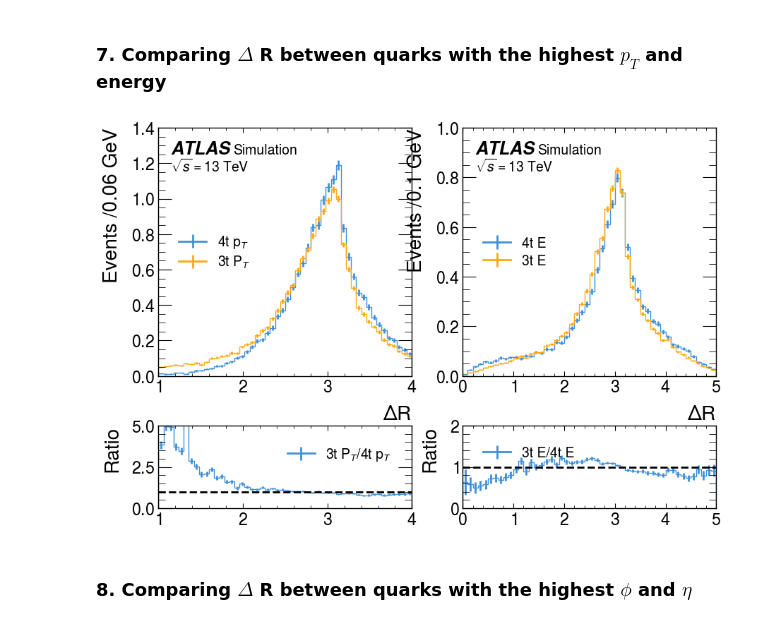
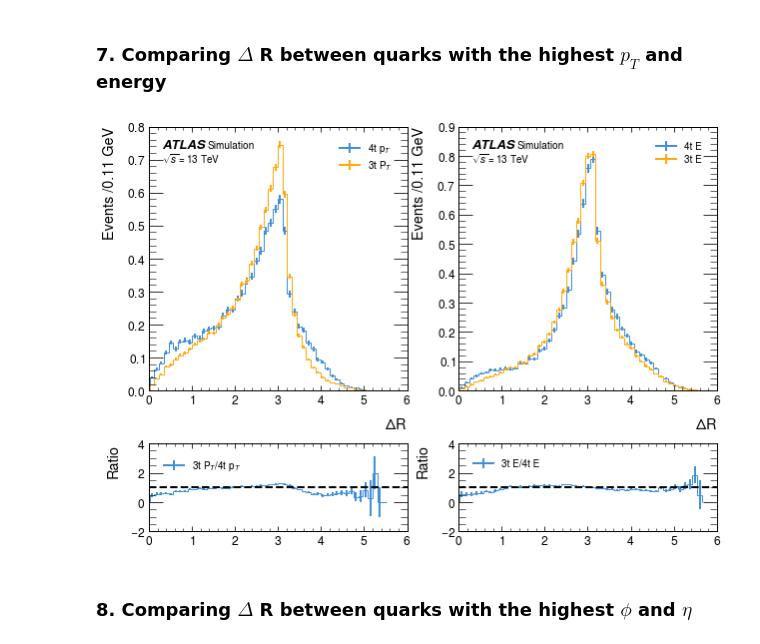
Before and after one commit to archiebrooks02/MPHYS-4Top, a Jupyter notebook: partonic.ipynb, the cells around one changed output. Cells and saved outputs as stored; diff of their text form; code cells hidden in the pictures.

```diff
--- a/partonic.ipynb
+++ b/partonic.ipynb
@@ -10,7 +10,7 @@ import mplhep as hep
 import boost_histogram as bh
 import itertools
 
-directory = "/Users/archiebrooks/Documents/Uni/mphys project/"
+directory = "/Users/archiebrooks/Documents/Uni/mphys_project/all_previous_data/"
 #directory = "c:/Users/matis/OneDrive/Documents/Y4/Project/"
 
 hep.style.use('ATLAS')
@@ -437,14 +437,14 @@ unfiltered_pt_deltaR_4t = unfiltered_highest_pt_4t.deltaR(unfiltered_second_high
 
 pt_deltaR_4t = highest_pt_4t.deltaR(second_highest_pt_4t)
 eta_deltaR_4t = highest_eta_4t.deltaR(second_highest_eta_4t)
-abs_eta_deltaR_4t = abs_highest_eta_4t.deltaR(abs_second_highest_eta_4t)
+abs_eta_deltaR_4t = abs_second_highest_eta_4t.deltaR(abs_third_highest_eta_4t)
 phi_deltaR_4t = lowest_phi_4t.deltaR(third_highest_phi_4t)
 abs_phi_deltaR_4t = abs_highest_phi_4t.deltaR(abs_second_highest_phi_4t)
 e_deltaR_4t = highest_e_4t.deltaR(second_highest_e_4t)
 
 pt_deltaR_3t = highest_pt_3t.deltaR(middle_pt_3t)
 eta_deltaR_3t = highest_eta_3t.deltaR(middle_eta_3t)
-abs_eta_deltaR_3t = abs_highest_eta_3t.deltaR(abs_middle_eta_3t)
+abs_eta_deltaR_3t = abs_lowest_eta_3t.deltaR(abs_middle_eta_3t)
 phi_deltaR_3t = lowest_phi_3t.deltaR(middle_phi_3t)
 abs_phi_deltaR_3t = abs_highest_phi_3t.deltaR(abs_middle_phi_3t)
 e_deltaR_3t = highest_e_3t.deltaR(middle_e_3t)
@@ -812,13 +812,13 @@ plt.show()
 # %%
 fig, ax = plt.subplots(nrows = 2, ncols = 2, gridspec_kw={'height_ratios': [3, 1]},figsize = (10,7))
 plt.subplots_adjust(hspace=0.3)
-histogram([pt_deltaR_4t, pt_deltaR_3t], 50, [r'4t p$_T$', r'3t P$_T$'], ax[0,0],density=True, ratio=True, ratio_axes=ax[1,0], set_range=(1,4))
+histogram([abs_eta_deltaR_4t, abs_eta_deltaR_3t], 50, [r'4t p$_T$', r'3t P$_T$'], ax[0,0],density=True, ratio=True, ratio_axes=ax[1,0])
 ax[0,0].set_xlabel(r'$\Delta$R')
-histogram([e_deltaR_4t, e_deltaR_3t], 50, [r'4t E', r'3t E'], ax[0,1],density=True, ratio=True, ratio_axes=ax[1,1], set_range=(0,5))
+histogram([e_deltaR_4t, e_deltaR_3t], 50, [r'4t E', r'3t E'], ax[0,1],density=True, ratio=True, ratio_axes=ax[1,1])
 ax[0,1].set_xlabel(r'$\Delta$R')
 plt.show()
 # %% [output]
-[figure, old version]
+[figure, new version]
 # %% [markdown]
 ### 8. Comparing $\Delta$ R between quarks with the highest $\phi$ and $\eta$
 # %%
```
Also changed, not shown: parts of 1 cell of this notebook, 5 other files.
